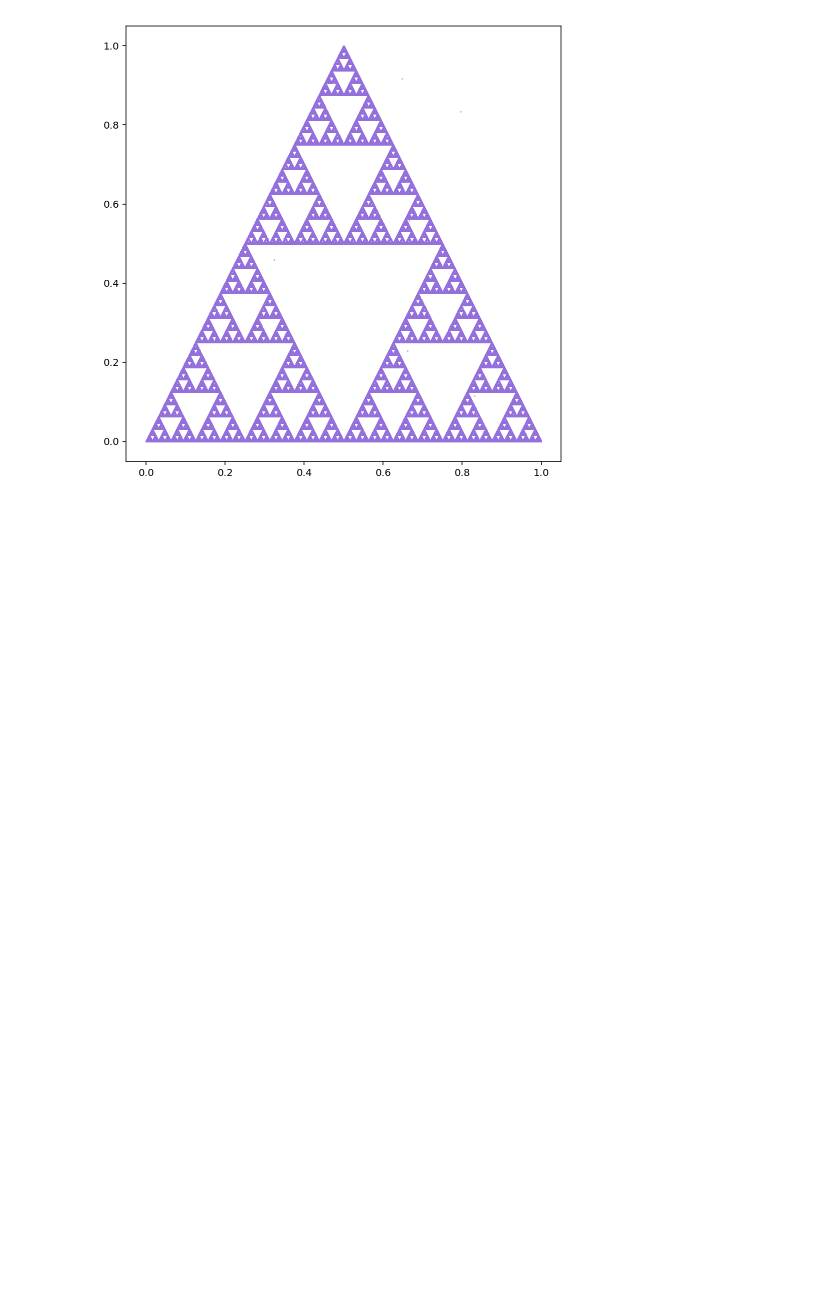
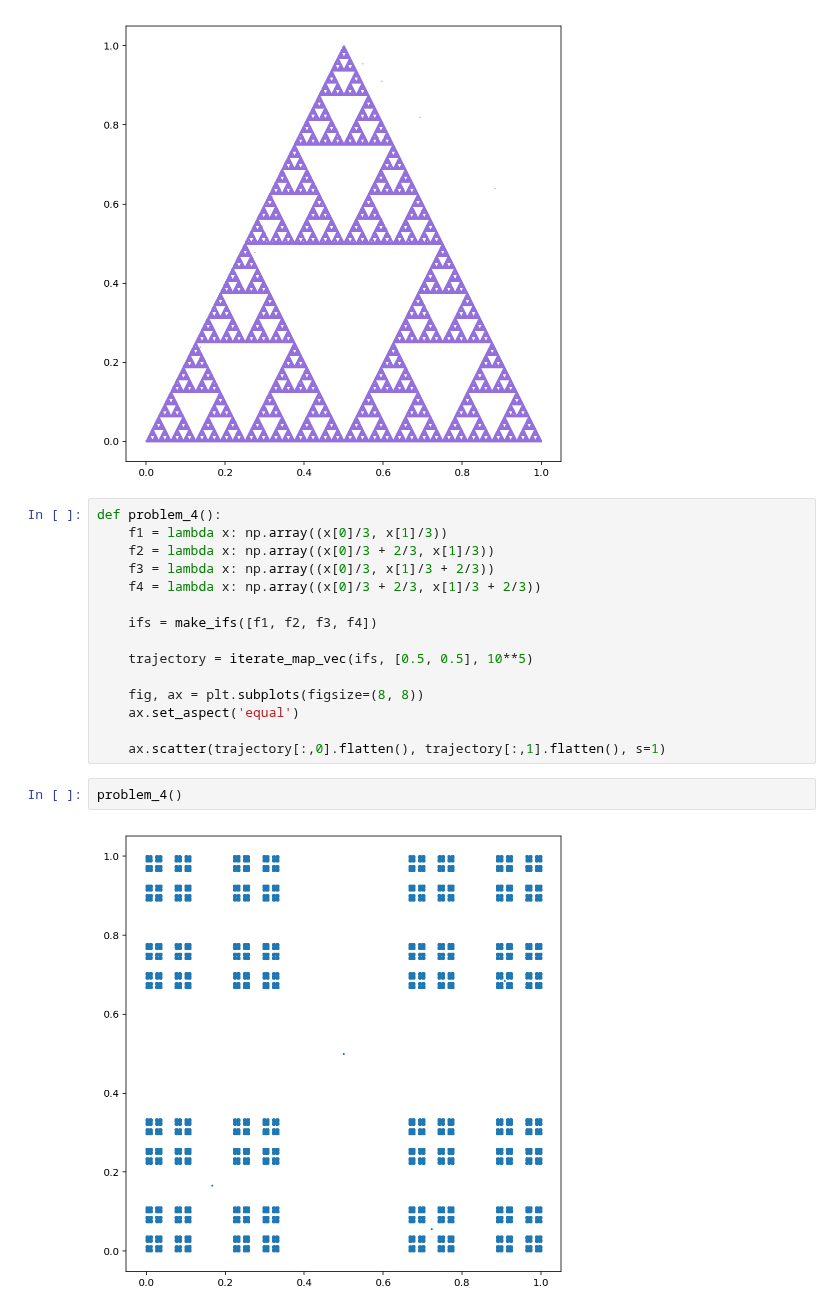
Before and after one commit to themichaelyang/dynsys, a Jupyter notebook: hw-7.ipynb, the cells around one changed output. Saved outputs shown, nothing was run; the diff lists cells and outputs as text; blank space fills up the shorter version.

```diff
--- a/hw-7.ipynb
+++ b/hw-7.ipynb
@@ -206,3 +261,22 @@ def problem_3():
 problem_3()
 # %% [output]
 [figure]
+# %%
+def problem_4():
+    f1 = lambda x: np.array((x[0]/3, x[1]/3))
+    f2 = lambda x: np.array((x[0]/3 + 2/3, x[1]/3))
+    f3 = lambda x: np.array((x[0]/3, x[1]/3 + 2/3))
+    f4 = lambda x: np.array((x[0]/3 + 2/3, x[1]/3 + 2/3))
+
+    ifs = make_ifs([f1, f2, f3, f4])
+
+    trajectory = iterate_map_vec(ifs, [0.5, 0.5], 10**5)
+
+    fig, ax = plt.subplots(figsize=(8, 8))
+    ax.set_aspect('equal')
+
+    ax.scatter(trajectory[:,0].flatten(), trajectory[:,1].flatten(), s=1)
+# %%
+problem_4()
+# %% [output]
+[figure, added]
```
Also changed, not shown: parts of 8 cells of this notebook, 1 other file.
